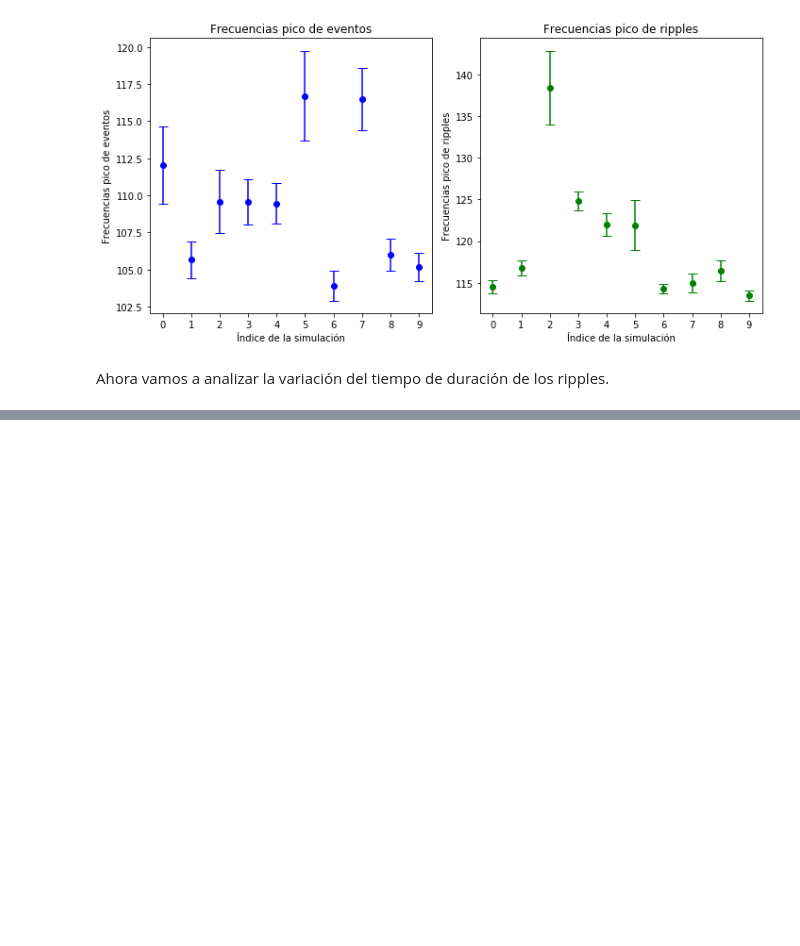
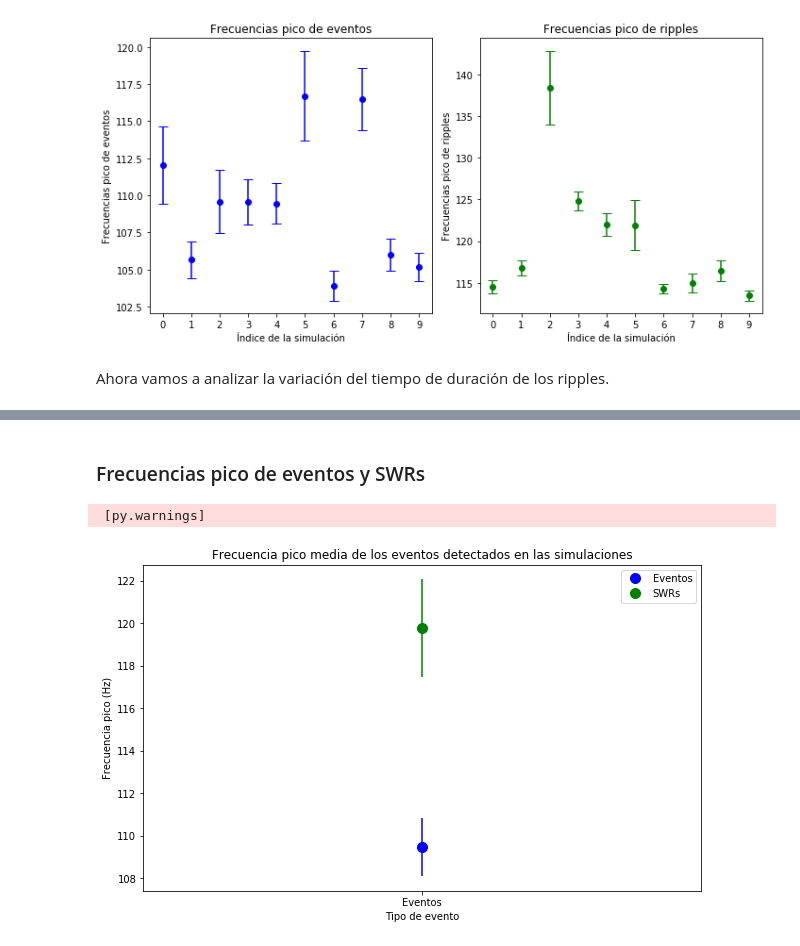
Before and after one commit to juanluserra/TFM-BigData, a Jupyter notebook: generar-ruido/varianza_simulaciones.ipynb, the cells around one changed output, grey strips where cells are left out. Saved outputs shown, nothing was run; the diff lists cells and outputs as text; code cells hidden in the pictures; blank space fills up the shorter version.

```diff
--- a/generar-ruido/varianza_simulaciones.ipynb
+++ b/generar-ruido/varianza_simulaciones.ipynb
@@ -257,0 +327,10 @@ plt.show()
+# %% [markdown]
+### Frecuencias pico de eventos y SWRs
+# %%
+peak_freqs_single(
+    data_path=str(results_folder),
+    figsize=(10, 6)
+)
+# %% [output]
+ [py.warnings]
+[figure, added]
```
Also changed, not shown: parts of 20 cells of this notebook, 2 other files.
